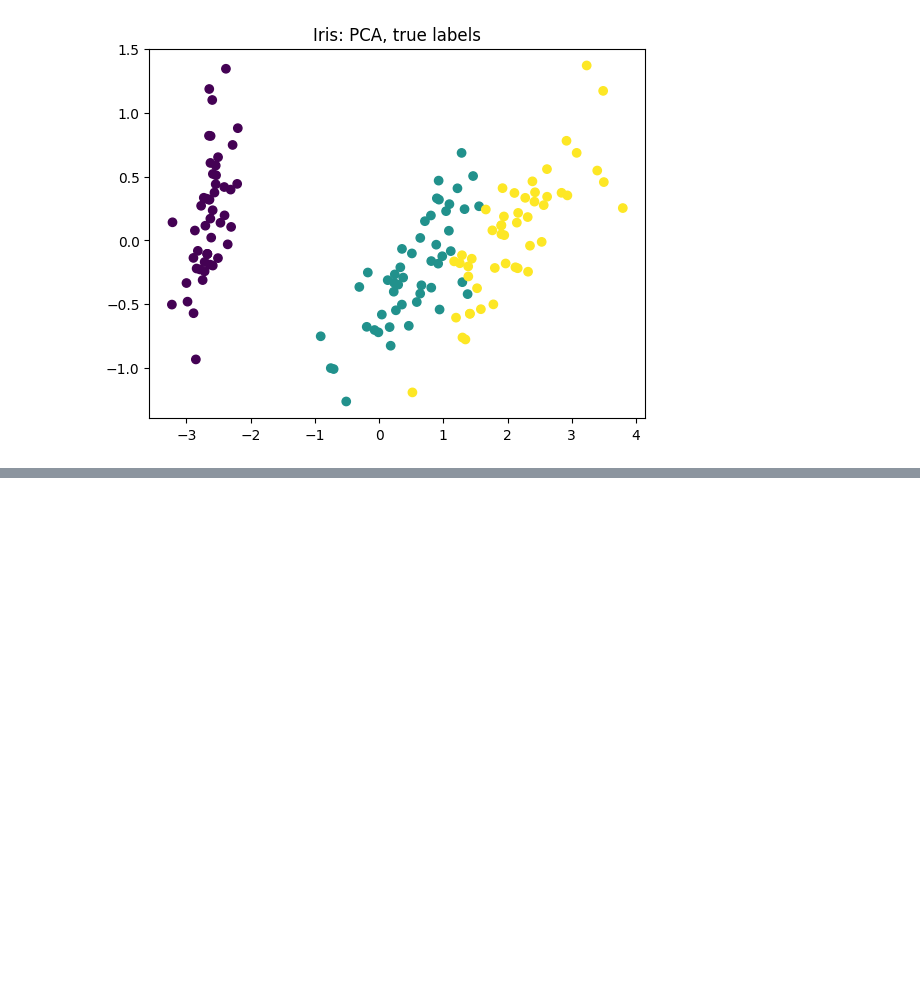
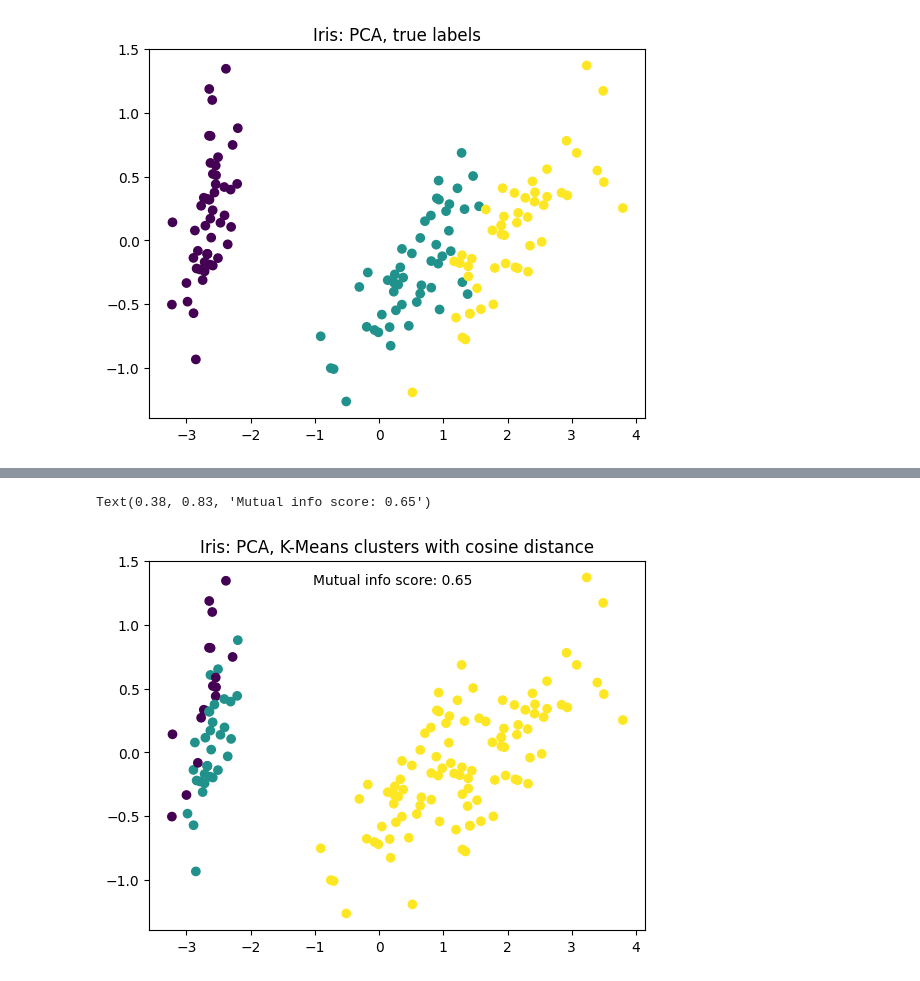
Before and after one commit to ShonenAsh/ml-algos-from-scratch, a Jupyter notebook: clustering/clustering_algorithms.ipynb, the cells around one changed output, grey strips where cells are left out. Saved outputs shown, nothing was run; the diff lists cells and outputs as text; code cells hidden in the pictures; blank space fills up the shorter version.

```diff
--- a/clustering/clustering_algorithms.ipynb
+++ b/clustering/clustering_algorithms.ipynb
@@ -77,3 +57,10 @@ Text(0.5, 1.0, 'Iris: PCA, K-Means clusters with euclidean distance')
+# %%
+plt.scatter(x=X_pca[:, 0], y=X_pca[:, 1], c=c_labels_cosine)
+plt.title("Iris: PCA, K-Means clusters with cosine distance")
+plt.figtext(0.38, 0.83, f"Mutual info score: {adjusted_mutual_info_score(y, c_labels_cosine):.2f}")
+# %% [output]
+Text(0.38, 0.83, 'Mutual info score: 0.65')
+[figure, added]
 # %%
 plt.scatter(x=X_pca[:, 0], y=X_pca[:, 1], c=db_clusters)
 plt.title("Iris: PCA, DBScan clusters with cosine distance")
```
Also changed, not shown: parts of 16 cells of this notebook, 1 other file.
